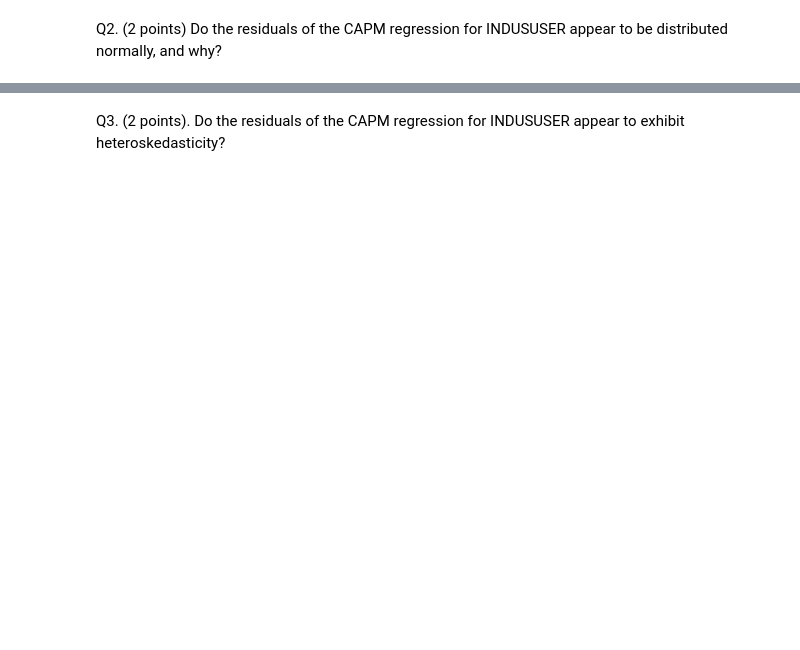
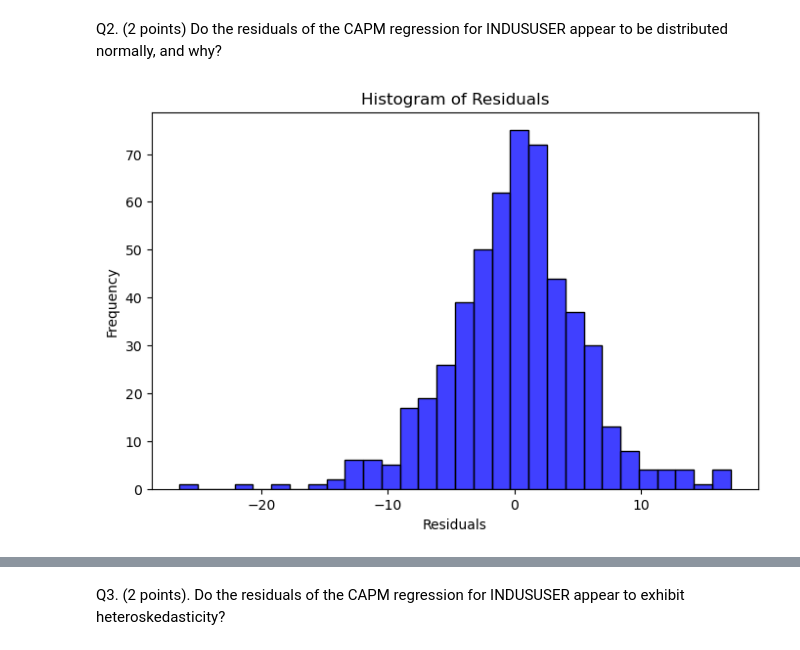
Before and after one commit to KwabenaAsabere/Econometrics_Project, a Jupyter notebook: notebook_GP1-1.ipynb, the cells around one changed output, grey strips where cells are left out. Drawn from its saved outputs; the diff is of its cells as text; code cells hidden in the pictures; blank space fills up the shorter version.

```diff
--- a/notebook_GP1-1.ipynb
+++ b/notebook_GP1-1.ipynb
@@ -37,0 +52,17 @@ d) (2 points) Is the CAPM rejected, and why?
+# %%
+# List of portfolio returns
+portfolios = ['BMATRUSER', 'INDUSUSER', 'CNSMGUSER', 'FINANUSER', 'TECNOUSER']
+# %%
+# Variables
+MktRF = data['Mkt-RF']
+RF = data['RF']
+SMB = data['SMB']
+HML = data['HML']
+# %%
+# CAPM Regression for each portfolio
+capm_results = {}
+for portfolio in portfolios:
+    excess_return = data[portfolio] - RF
+    X = sm.add_constant(MktRF)  # Add constant for α
+    model = sm.OLS(excess_return, X).fit()
+    capm_results[portfolio] = model
@@ -38,2 +105,15 @@ d) (2 points) Is the CAPM rejected, and why?
 # %% [markdown]
 Q2. (2 points) Do the residuals of the CAPM regression for INDUSUSER appear to be distributed normally, and why?
+# %%
+# Residual analysis for 'INDUSUSER'
+indus_model = capm_results['INDUSUSER']
+residuals = indus_model.resid
+# %%
+plt.figure(figsize=(8, 5))
+sns.histplot(residuals, bins=30, color='blue')
+plt.title('Histogram of Residuals')
+plt.xlabel('Residuals')
+plt.ylabel('Frequency')
+plt.show()
+# %% [output]
+[figure, added]
```
Also changed, not shown: parts of 22 cells of this notebook.
